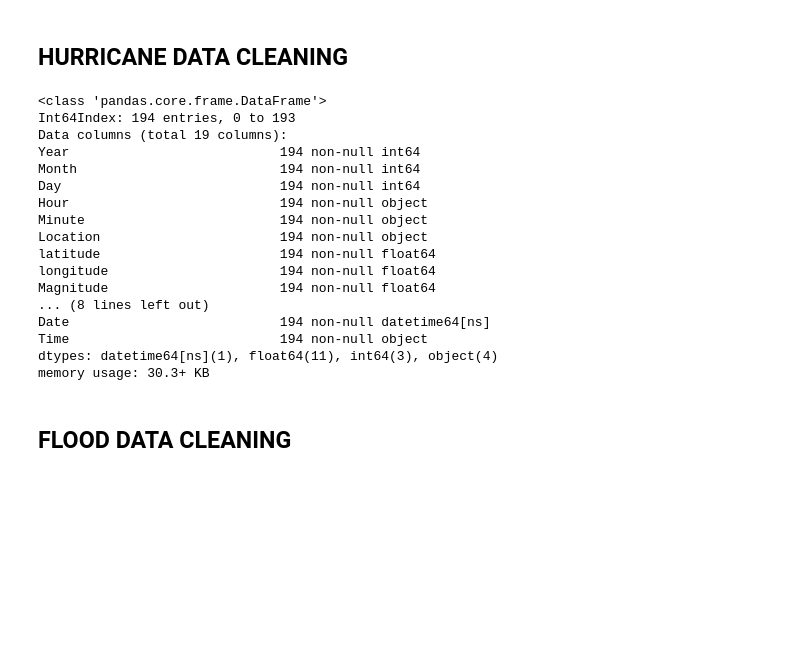
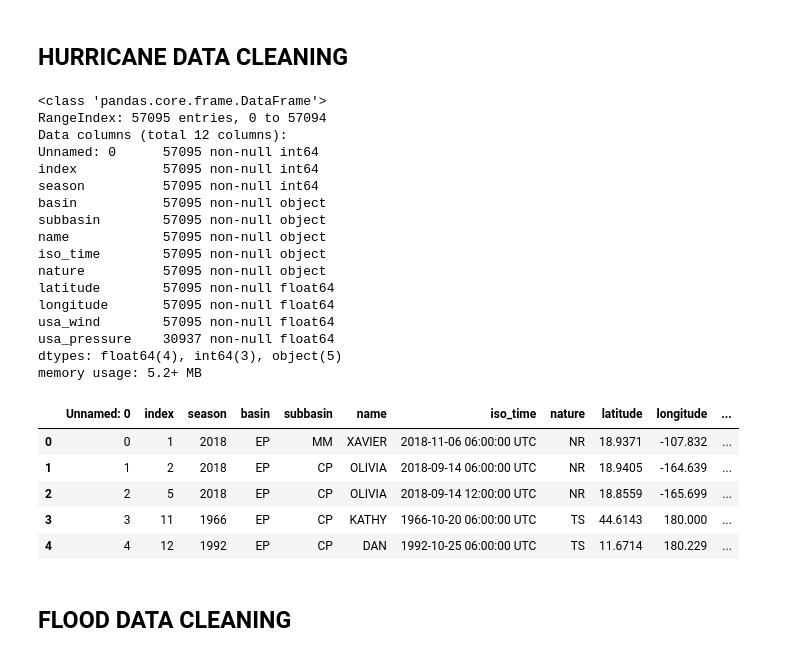
Before and after one commit to jmuthondu/Project-2-Natural-Disasters, a Jupyter notebook: data/notebooks/mongo_db.ipynb, the cells around one changed output. Saved outputs shown, nothing was run; the diff lists cells and outputs as text; code cells hidden in the pictures; blank space fills up the shorter version.

```diff
--- a/data/notebooks/mongo_db.ipynb
+++ b/data/notebooks/mongo_db.ipynb
@@ -60,22 +60,31 @@ memory usage: 30.3+ KB
 # %% [markdown]
 ## HURRICANE DATA CLEANING
 # %%
-earthquake_df.info()
+hurricane_df.info()
 # %% [output]
 <class 'pandas.core.frame.DataFrame'>
-Int64Index: 194 entries, 0 to 193
-Data columns (total 19 columns):
-Year                           194 non-null int64
-Month                          194 non-null int64
-Day                            194 non-null int64
-Hour                           194 non-null object
-Minute                         194 non-null object
-Location                       194 non-null object
-latitude                       194 non-null float64
-longitude                      194 non-null float64
-Magnitude                      194 non-null float64
-... (8 lines left out)
-Date                           194 non-null datetime64[ns]
-Time                           194 non-null object
-dtypes: datetime64[ns](1), float64(11), int64(3), object(4)
-memory usage: 30.3+ KB
+RangeIndex: 57095 entries, 0 to 57094
+Data columns (total 12 columns):
+Unnamed: 0      57095 non-null int64
+index           57095 non-null int64
+season          57095 non-null int64
+basin           57095 non-null object
+subbasin        57095 non-null object
+name            57095 non-null object
+iso_time        57095 non-null object
+nature          57095 non-null object
+latitude        57095 non-null float64
+longitude       57095 non-null float64
+usa_wind        57095 non-null float64
+usa_pressure    30937 non-null float64
+dtypes: float64(4), int64(3), object(5)
+memory usage: 5.2+ MB
+# %%
+hurricane_df.head()
+# %% [output]
+|  | Unnamed: 0 | index | season | basin | subbasin | name | iso_time | nature | latitude | longitude | ... |
+| 0 | 0 | 1 | 2018 | EP | MM | XAVIER | 2018-11-06 06:00:00 UTC | NR | 18.9371 | -107.832 | ... |
+| 1 | 1 | 2 | 2018 | EP | CP | OLIVIA | 2018-09-14 06:00:00 UTC | NR | 18.9405 | -164.639 | ... |
+| 2 | 2 | 5 | 2018 | EP | CP | OLIVIA | 2018-09-14 12:00:00 UTC | NR | 18.8559 | -165.699 | ... |
+| 3 | 3 | 11 | 1966 | EP | CP | KATHY | 1966-10-20 06:00:00 UTC | TS | 44.6143 | 180.000 | ... |
+| 4 | 4 | 12 | 1992 | EP | CP | DAN | 1992-10-25 06:00:00 UTC | TS | 11.6714 | 180.229 | ... |
```
Also changed, not shown: parts of 18 cells of this notebook, 1 other file.
